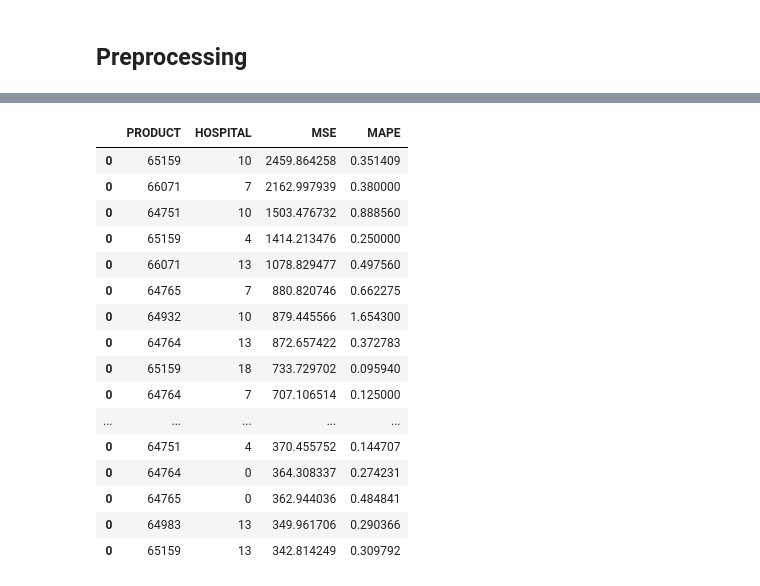
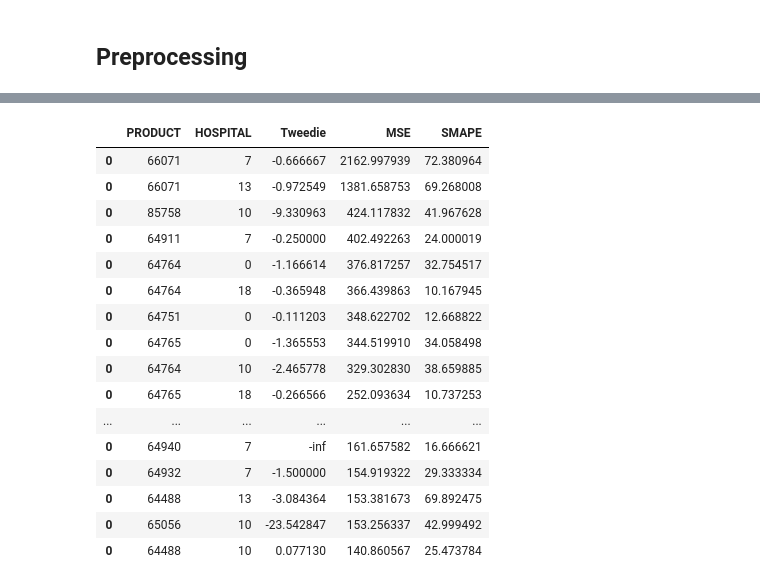
Before and after one commit to JoelSoleCasale/OptiFlowInnovators, a Jupyter notebook: notebooks/baseline_all_products.ipynb, the cells around one changed output, grey strips where cells are left out. Cells and saved outputs as stored; diff of their text form; code cells hidden in the pictures.

```diff
--- a/notebooks/baseline_all_products.ipynb
+++ b/notebooks/baseline_all_products.ipynb
@@ -68,12 +73,17 @@ def add_timeseries_features(df):
         .rolling(90)
         .apply(lambda x: np.average(x, weights=range(1, len(x) + 1)))
     )
+    df["EWMA_3M"] = df["CANTIDADCOMPRA"].ewm(span=90).mean()
     df["ROLLING_MEAN_1Y"] = df["CANTIDADCOMPRA"].rolling(365).mean()
     df["WEIGHTED_MEAN_1Y"] = (
         df["CANTIDADCOMPRA"]
         .rolling(365)
         .apply(lambda x: np.average(x, weights=range(1, len(x) + 1)))
     )
+    df["EWMA_1Y"] = df["CANTIDADCOMPRA"].ewm(span=365).mean()
+    # average CANTIDADCOMPRAS over year
+    df["AVG_1Y"] = df.groupby(["YEAR"])["CANTIDADCOMPRA"].transform("mean")
+    df["AVG_1Y"] = df["AVG_1Y"].fillna(df["AVG_1Y"].mean())
     return df
 # %%
 # get pairings of product and hospital and create a dict "product number": list of hospitals
@@ -123,11 +105,18 @@ def train_model_cv(X_train, y_train, X_test, y_test):
+# %%
+def smape_score(A, F):
+    return 100 / len(A) * np.sum(2 * np.abs(F - A) / (np.abs(A) + np.abs(F)))
 # %%
 def train_model_eval(X_train, y_train, X_test, y_test):
-    model = XGBRegressor(random_state=42, n_estimators=500)
+    model = XGBRegressor(random_state=42)
     model.fit(X_train, y_train)
 
     y_test_pred = model.predict(X_test)
+    y_test_pred = y_test_pred
+
     test_loss = mean_squared_error(y_test, y_test_pred, squared=False)
     mape_error = mean_absolute_percentage_error(y_test, y_test_pred)
+    tweedie = d2_tweedie_score(y_test, y_test_pred)
+    smape_err = smape_score(y_test, y_test_pred)
 
-    return test_loss, mape_error
+    return test_loss, mape_error, smape_err, tweedie
 # %%
@@ -164,10 +163,11 @@ def plot_model_predictions(
     plt.show()
 # %%
 %%time
+
 # iterate over each hospital and list of products
 columns = ["FECHAPEDIDO", "CANTIDADCOMPRA"]
 
-product_hospital_losses = pd.DataFrame(columns=["PRODUCT", "HOSPITAL", "MSE", "MAPE"])
+product_hospital_losses = pd.DataFrame(columns=["PRODUCT", "HOSPITAL", "Tweedie", "MSE", "SMAPE"])
 for hospital, product_list in pairings.items():
     for product in product_list:
         partial_df = df.loc[
@@ -175,19 +175,25 @@ for hospital, product_list in pairings.items():
         ][columns]
         partial_df = generate_date_features(partial_df)
         partial_df = add_timeseries_features(partial_df)
-        if 2023 not in partial_df["YEAR"].unique() or partial_df["YEAR"].nunique() == 1:
+
+        is_2023_in_df = 2023 in partial_df["YEAR"].unique()
+        is_only_1_year = partial_df["YEAR"].nunique() == 1
+        has_few_samples = partial_df[partial_df["YEAR"] == 2023].shape[0] < 5
+
+        if not is_2023_in_df or is_only_1_year or has_few_samples:
             continue
+
         train, X_train, y_train, test, X_test, y_test = generate_train_test_df(
             partial_df
         )
-        test_loss, mape_error = train_model_eval(X_train, y_train, X_test, y_test)
+        test_loss, mape_error, smape, tweedie = train_model_eval(X_train, y_train, X_test, y_test)
 
         product_hospital_losses = pd.concat(
             [
                 product_hospital_losses,
                 pd.DataFrame(
-                    [[product, hospital, test_loss, mape_error]],
-                    columns=["PRODUCT", "HOSPITAL", "MSE", "MAPE"],
+                    [[product, hospital, tweedie, test_loss, smape]],
+                    columns=["PRODUCT", "HOSPITAL", "Tweedie", "MSE", "SMAPE"],
                 ),
             ]
         )
@@ -197,20 +203,20 @@ Wall time: 44.6 s
 # %%
-product_hospital_losses.sort_values(by=["MSE"], ascending=False)[:20]
+product_hospital_losses.sort_values(by=["MSE"], ascending=False).head(20)
 # %% [output]
-|  | PRODUCT | HOSPITAL | MSE | MAPE |
-| 0 | 65159 | 10 | 2459.864258 | 0.351409 |
-| 0 | 66071 | 7 | 2162.997939 | 0.380000 |
-| 0 | 64751 | 10 | 1503.476732 | 0.888560 |
-| 0 | 65159 | 4 | 1414.213476 | 0.250000 |
-| 0 | 66071 | 13 | 1078.829477 | 0.497560 |
-| 0 | 64765 | 7 | 880.820746 | 0.662275 |
-| 0 | 64932 | 10 | 879.445566 | 1.654300 |
-| 0 | 64764 | 13 | 872.657422 | 0.372783 |
-| 0 | 65159 | 18 | 733.729702 | 0.095940 |
-| 0 | 64764 | 7 | 707.106514 | 0.125000 |
-| ... | ... | ... | ... | ... |
-| 0 | 64751 | 4 | 370.455752 | 0.144707 |
-| 0 | 64764 | 0 | 364.308337 | 0.274231 |
-| 0 | 64765 | 0 | 362.944036 | 0.484841 |
-| 0 | 64983 | 13 | 349.961706 | 0.290366 |
-| 0 | 65159 | 13 | 342.814249 | 0.309792 |
+|  | PRODUCT | HOSPITAL | Tweedie | MSE | SMAPE |
+| 0 | 66071 | 7 | -0.666667 | 2162.997939 | 72.380964 |
+| 0 | 66071 | 13 | -0.972549 | 1381.658753 | 69.268008 |
+| 0 | 85758 | 10 | -9.330963 | 424.117832 | 41.967628 |
+| 0 | 64911 | 7 | -0.250000 | 402.492263 | 24.000019 |
+| 0 | 64764 | 0 | -1.166614 | 376.817257 | 32.754517 |
+| 0 | 64764 | 18 | -0.365948 | 366.439863 | 10.167945 |
+| 0 | 64751 | 0 | -0.111203 | 348.622702 | 12.668822 |
+| 0 | 64765 | 0 | -1.365553 | 344.519910 | 34.058498 |
+| 0 | 64764 | 10 | -2.465778 | 329.302830 | 38.659885 |
+| 0 | 64765 | 18 | -0.266566 | 252.093634 | 10.737253 |
+| ... | ... | ... | ... | ... | ... |
+| 0 | 64940 | 7 | -inf | 161.657582 | 16.666621 |
+| 0 | 64932 | 7 | -1.500000 | 154.919322 | 29.333334 |
+| 0 | 64488 | 13 | -3.084364 | 153.381673 | 69.892475 |
+| 0 | 65056 | 10 | -23.542847 | 153.256337 | 42.999492 |
+| 0 | 64488 | 10 | 0.077130 | 140.860567 | 25.473784 |
```
Also changed, not shown: parts of 8 cells of this notebook, 8 other files.
